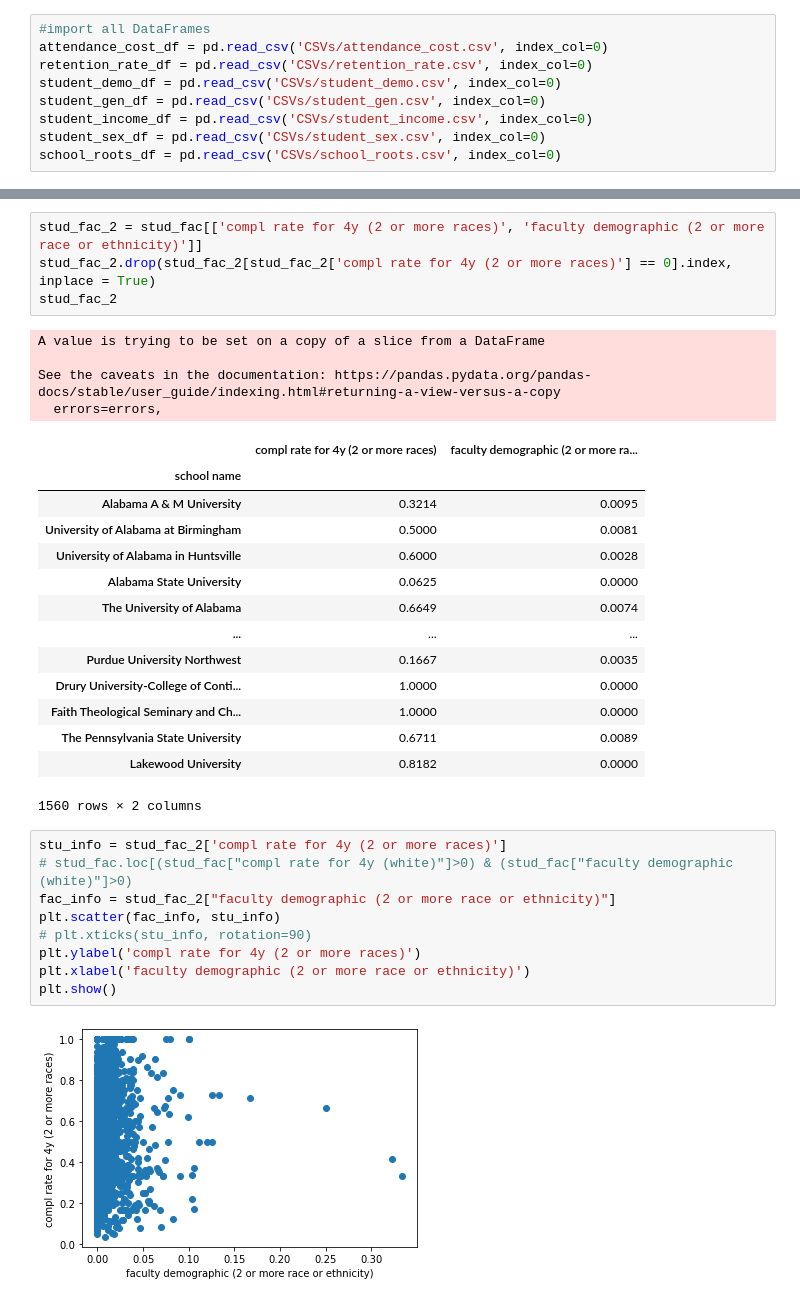
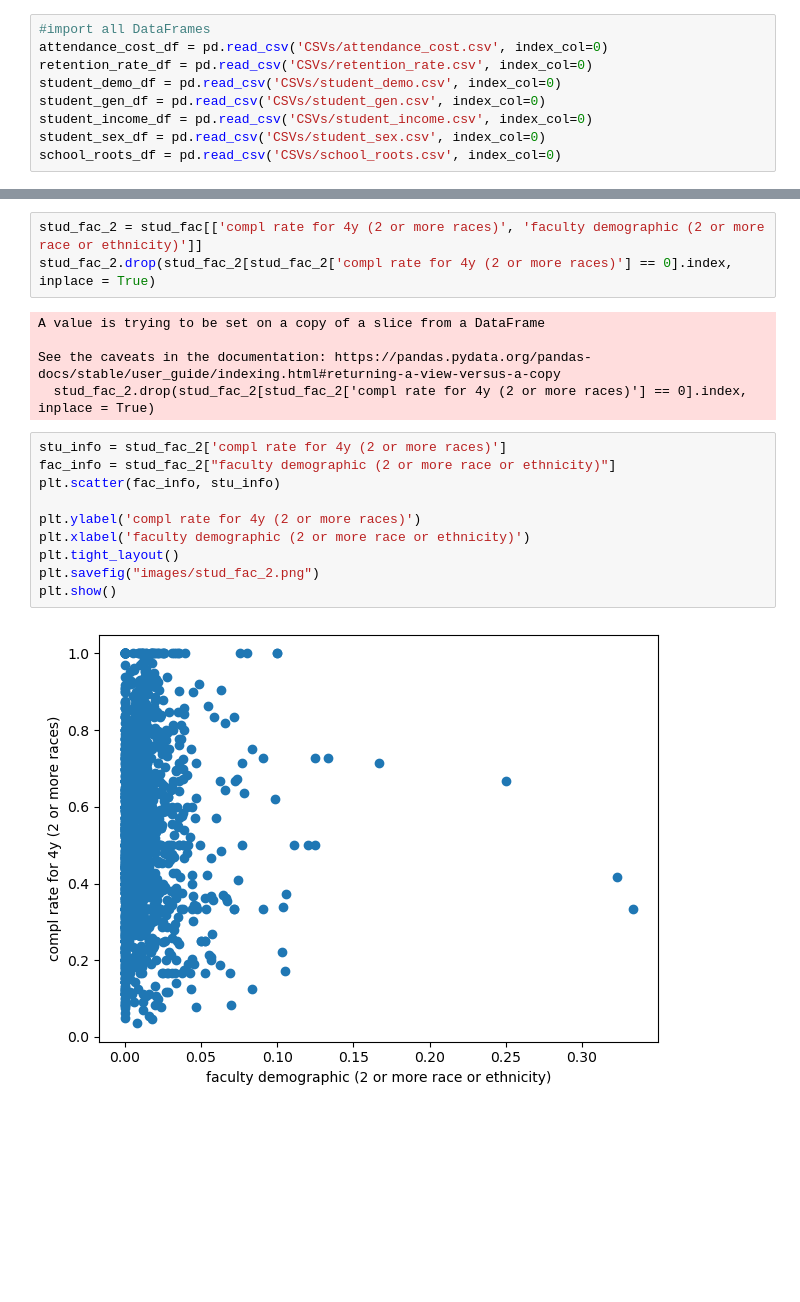
Before and after one commit to beccasolomon22/Student-Social-Analysis, a Jupyter notebook: DOE_Analysis_graphs.ipynb, the cells around one changed output, grey strips where cells are left out. Saved outputs shown, nothing was run; the diff lists cells and outputs as text; blank space fills up the shorter version.

```diff
--- a/DOE_Analysis_graphs.ipynb
+++ b/DOE_Analysis_graphs.ipynb
@@ -116,37 +53,23 @@ plt.show()
 # %%
 stud_fac_2 = stud_fac[['compl rate for 4y (2 or more races)', 'faculty demographic (2 or more race or ethnicity)']]
 stud_fac_2.drop(stud_fac_2[stud_fac_2['compl rate for 4y (2 or more races)'] == 0].index, inplace = True)
-stud_fac_2
 # %% [output]
 A value is trying to be set on a copy of a slice from a DataFrame
 
 See the caveats in the documentation: https://pandas.pydata.org/pandas-docs/stable/user_guide/indexing.html#returning-a-view-versus-a-copy
-  errors=errors,
+  stud_fac_2.drop(stud_fac_2[stud_fac_2['compl rate for 4y (2 or more races)'] == 0].index, inplace = True)
-|  | compl rate for 4y (2 or more races) | faculty demographic (2 or more ra... |
-| school name |  |  |
-| Alabama A & M University | 0.3214 | 0.0095 |
-| University of Alabama at Birmingham | 0.5000 | 0.0081 |
-| University of Alabama in Huntsville | 0.6000 | 0.0028 |
-| Alabama State University | 0.0625 | 0.0000 |
-| The University of Alabama | 0.6649 | 0.0074 |
-| ... | ... | ... |
-| Purdue University Northwest | 0.1667 | 0.0035 |
-| Drury University-College of Conti... | 1.0000 | 0.0000 |
-| Faith Theological Seminary and Ch... | 1.0000 | 0.0000 |
-| The Pennsylvania State University | 0.6711 | 0.0089 |
-| Lakewood University | 0.8182 | 0.0000 |
-1560 rows × 2 columns
 # %%
 stu_info = stud_fac_2['compl rate for 4y (2 or more races)']
-# stud_fac.loc[(stud_fac["compl rate for 4y (white)"]>0) & (stud_fac["faculty demographic (white)"]>0)
 fac_info = stud_fac_2["faculty demographic (2 or more race or ethnicity)"]
 plt.scatter(fac_info, stu_info)
-# plt.xticks(stu_info, rotation=90)
+
 plt.ylabel('compl rate for 4y (2 or more races)')
 plt.xlabel('faculty demographic (2 or more race or ethnicity)')
+plt.tight_layout()
+plt.savefig("images/stud_fac_2.png")
 plt.show()
 # %% [output]
-[figure, old version]
+[figure, new version]
 # %%
 stud_fac_hp = stud_fac[['compl rate for 4y (hawaiian/pac islander)', 'faculty demographic (hawaiian or pacific islander)']]
 stud_fac_hp.drop(stud_fac_hp[stud_fac_hp['compl rate for 4y (hawaiian/pac islander)'] == 0].index, inplace = True)
```
Also changed, not shown: parts of 24 cells of this notebook, 9 other files.
